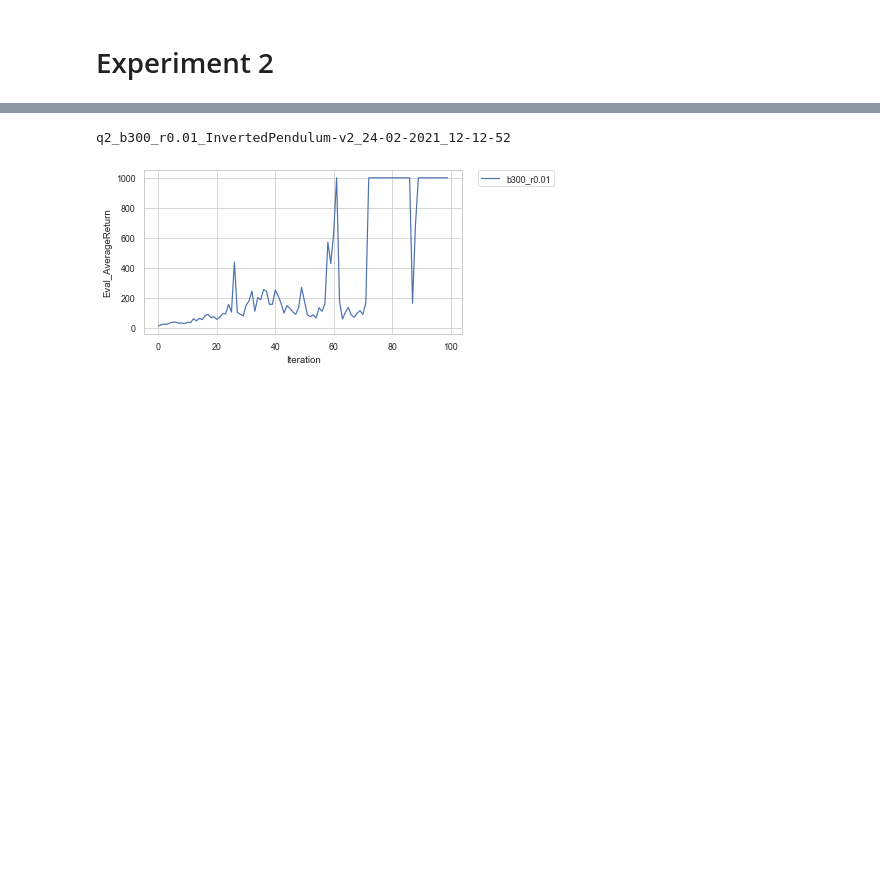
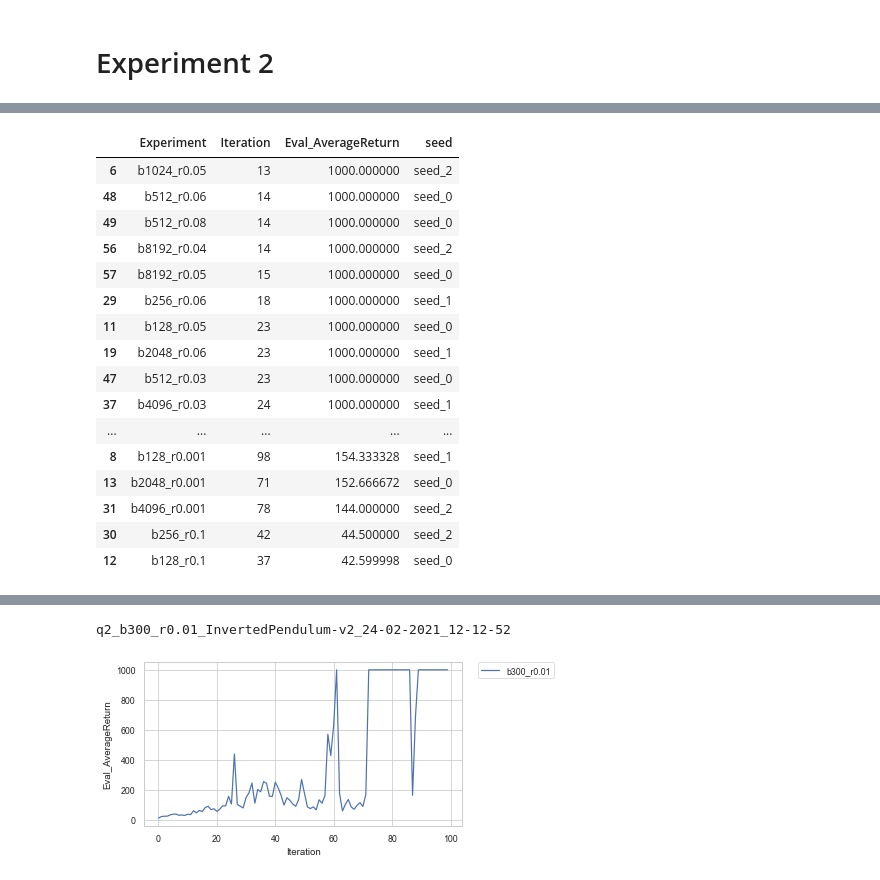
Before and after one commit to MinWang1997/CS285-Deep-Reinforcement-Learning, a Jupyter notebook: homework_fall2020-master/hw2/dataviz.ipynb, the cells around one changed output, grey strips where cells are left out. Saved outputs shown, nothing was run; the diff lists cells and outputs as text; code cells hidden in the pictures; blank space fills up the shorter version.

```diff
--- a/homework_fall2020-master/hw2/dataviz.ipynb
+++ b/homework_fall2020-master/hw2/dataviz.ipynb
@@ -112,6 +95,8 @@ q1_lb_no_rtg_dsa_seed_1_CartPole-v0_04-03-2021_10-28-41
 ## read data for plot
 # %%
 #read data from multiple files by name with same prefix
+import shutil
+
 def read_data(prefix, env_name):
     full_data = pd.DataFrame()
 
@@ -124,8 +109,8 @@ def read_data(prefix, env_name):
             eventfile = glob.glob(logdir)[0] #retrieve files/pathnames matching a specified pattern
             X,Y = get_section_results(eventfile)#read data
 
-            # if the Experiment failed or interrupt, delete it
-            if len(data_this_seed) < 10:
+            # if the Experiment failed or interrupt(iteration less than 100), delete it
+            if len(X) < 100:
                 print('remove this file',os.path.join('data', filename))
                 shutil.rmtree(os.path.join('data', filename))
 
@@ -168,7 +153,7 @@ def read_data(prefix, env_name):
 
 
 #test example
-data_q1_lb= read_data(exp_name='q1_lb',env_name= 'CartPole-v0')
+data_q1_lb= read_data(prefix='q1_lb',env_name= 'CartPole-v0')
 # %% [output]
 q1_lb_no_rtg_dsa_seed_3_CartPole-v0_04-03-2021_16-50-58
 q1_lb_rtg_na_seed_3_CartPole-v0_04-03-2021_16-50-59
@@ -346,0 +314,35 @@ data_q2['return_over_threshold']
+# %%
+#speed to reach largest return
+
+#get the largest return
+df = data_q2
+idx = df.groupby(['Experiment'])['Eval_AverageReturn'].transform(max) == df['Eval_AverageReturn']
+df[idx]
+
+#get the first value of max return
+df_first= df[idx].groupby('Experiment').first().reset_index()
+
+
+#sort Experiments with largest return and smallest iteration
+
+df_first = df_first.sort_values(["Eval_AverageReturn", "Iteration"], ascending = (False, True))
+df_first= df_first.drop(columns=['Train_EnvstepsSoFar'])
+df_first
+# %% [output]
+|  | Experiment | Iteration | Eval_AverageReturn | seed |
+| 6 | b1024_r0.05 | 13 | 1000.000000 | seed_2 |
+| 48 | b512_r0.06 | 14 | 1000.000000 | seed_0 |
+| 49 | b512_r0.08 | 14 | 1000.000000 | seed_0 |
+| 56 | b8192_r0.04 | 14 | 1000.000000 | seed_2 |
+| 57 | b8192_r0.05 | 15 | 1000.000000 | seed_0 |
+| 29 | b256_r0.06 | 18 | 1000.000000 | seed_1 |
+| 11 | b128_r0.05 | 23 | 1000.000000 | seed_0 |
+| 19 | b2048_r0.06 | 23 | 1000.000000 | seed_1 |
+| 47 | b512_r0.03 | 23 | 1000.000000 | seed_0 |
+| 37 | b4096_r0.03 | 24 | 1000.000000 | seed_1 |
+| ... | ... | ... | ... | ... |
+| 8 | b128_r0.001 | 98 | 154.333328 | seed_1 |
+| 13 | b2048_r0.001 | 71 | 152.666672 | seed_0 |
+| 31 | b4096_r0.001 | 78 | 144.000000 | seed_2 |
+| 30 | b256_r0.1 | 42 | 44.500000 | seed_2 |
+| 12 | b128_r0.1 | 37 | 42.599998 | seed_0 |
```
Also changed, not shown: parts of 20 cells of this notebook, 10 other files.
